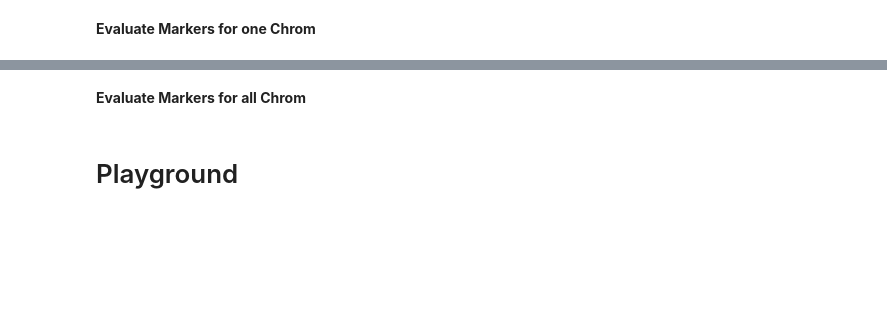
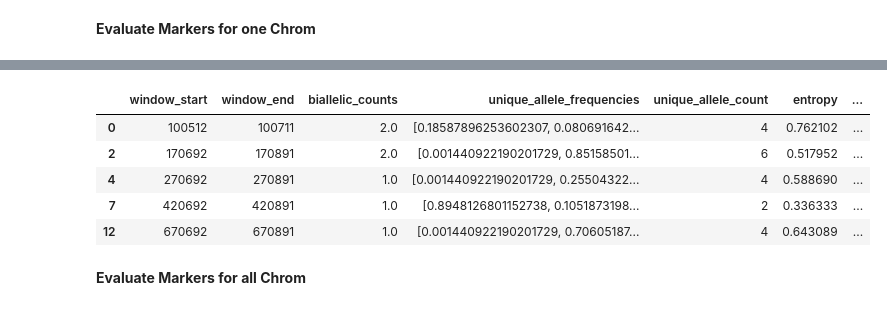
Before and after one commit to malariagen/pv-muhap, a Jupyter notebook: notebooks/marker_optimisation.ipynb, the cells around one changed output, grey strips where cells are left out. Cells and saved outputs as stored; diff of their text form; code cells hidden in the pictures; blank space fills up the shorter version.

Commit message:
Add entropy and het calcs

```diff
--- a/notebooks/marker_optimisation.ipynb
+++ b/notebooks/marker_optimisation.ipynb
@@ -346 +320,16 @@ df
 | 13 | 720692 | 720891 | NaN | NaN |
+# %%
+df = df.dropna()
+# %%
+unique_allele_count = []
+entropy = []
+het = []
+for index, row in df.iterrows():
+    gt_freqs = row.unique_allele_frequencies
+    unique_allele_count.append(len(gt_freqs))
+    entropy.append(-np.sum(gt_freqs*np.log(gt_freqs)))
+    het.append(1.-np.sum(gt_freqs**2))
+
+df['unique_allele_count'] = unique_allele_count
+df['entropy'] = entropy
+df['het'] = het
@@ -347,3 +352,12 @@ df
+# %%
+df
+# %% [output]
+|  | window_start | window_end | biallelic_counts | unique_allele_frequencies | unique_allele_count | entropy | ... |
+| 0 | 100512 | 100711 | 2.0 | [0.18587896253602307, 0.080691642... | 4 | 0.762102 | ... |
+| 2 | 170692 | 170891 | 2.0 | [0.001440922190201729, 0.85158501... | 6 | 0.517952 | ... |
+| 4 | 270692 | 270891 | 1.0 | [0.001440922190201729, 0.25504322... | 4 | 0.588690 | ... |
+| 7 | 420692 | 420891 | 1.0 | [0.8948126801152738, 0.1051873198... | 2 | 0.336333 | ... |
+| 12 | 670692 | 670891 | 1.0 | [0.001440922190201729, 0.70605187... | 4 | 0.643089 | ... |
 # %% [markdown]
 **Evaluate Markers for all Chrom**
 # %%
@@ -365,5 +379,3 @@ for chrom in chromosomes:
 results_df = pd.DataFrame(data={'chrom':chrom_list,'window_start':window_start,'window_end':window_end,
                         'biallelic_counts':biallelic_counts})
 results_df
-# %% [markdown]
-# Playground
```
Also changed, not shown: parts of 48 cells of this notebook.
